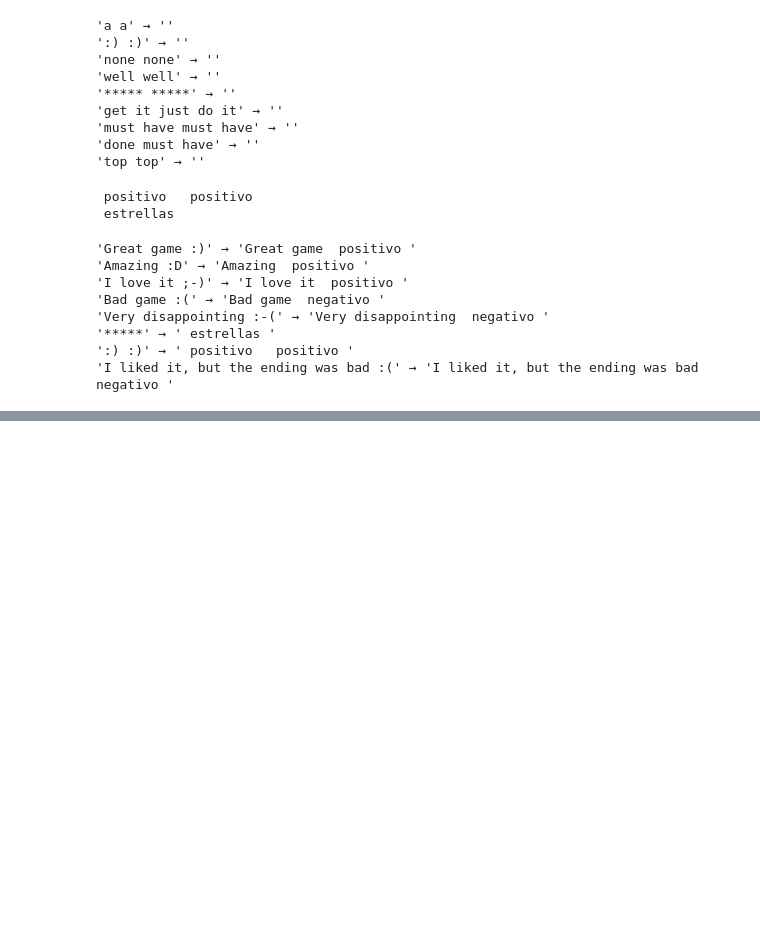
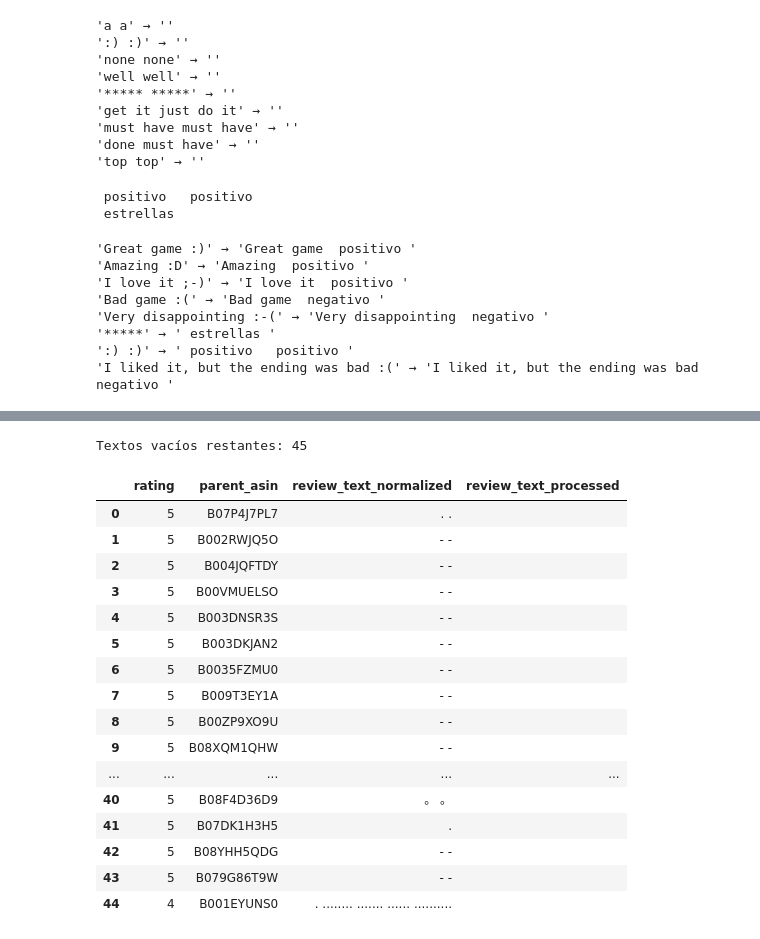
Before and after one commit to TFG-pausualin/Trabajo-Fin-de-Grado, a Jupyter notebook: notebooks/06-tokenizacion.ipynb, the cells around one changed output, grey strips where cells are left out. Drawn from its saved outputs; the diff is of its cells as text; code cells hidden in the pictures; blank space fills up the shorter version.

```diff
--- a/notebooks/06-tokenizacion.ipynb
+++ b/notebooks/06-tokenizacion.ipynb
@@ -275,7 +275,7 @@ Reseñas seleccionadas: 100
 # %%
 # Revisar posibles vacíos
 mascara_vacios = (
-    muestra_prueba["review_text_procesado"]
+    muestra_prueba["review_text_processed"]
     .fillna("")
     .astype(str)
     .str.strip()
@@ -288,7 +288,7 @@ muestra_prueba.loc[
         "rating",
         "review_text",
         "review_text_normalized",
-        "review_text_procesado"
+        "review_text_processed"
     ]
 ]
 # %% [output]
@@ -487,13 +487,13 @@ for numero_bloque, archivo in enumerate(
         batch_size=1000
     )
 
-    bloque["review_text_procesado"] = [
+    bloque["review_text_processed"] = [
         procesar_documento(documento)
         for documento in documentos
     ]
 
     textos_vacios_bloque = (
-        bloque["review_text_procesado"]
+        bloque["review_text_processed"]
         .fillna("")
         .astype(str)
         .str.strip()
@@ -567,12 +567,12 @@ for archivo in archivos_lematizados:
             "rating",
             "parent_asin",
             "review_text_normalized",
-            "review_text_procesado"
+            "review_text_processed"
         ]
     )
 
     mascara_vacios = (
-        bloque["review_text_procesado"]
+        bloque["review_text_processed"]
         .fillna("")
         .astype(str)
         .str.strip()
@@ -802,0 +961,63 @@ for texto in textos_prueba:
+# %%
+# Recuperación 45 restantes
+
+resenas_vacias_finales = []
+
+for archivo in archivos_lematizados:
+    bloque = pd.read_parquet(
+        archivo,
+        columns=[
+            "rating",
+            "parent_asin",
+            "review_text_normalized",
+            "review_text_processed"
+        ]
+    )
+
+    mascara_vacios = (
+        bloque["review_text_processed"]
+        .fillna("")
+        .astype(str)
+        .str.strip()
+        .eq("")
+    )
+
+    seleccion = bloque.loc[
+        mascara_vacios
+    ].copy()
+
+    if not seleccion.empty:
+        resenas_vacias_finales.append(
+            seleccion
+        )
+
+resenas_vacias_finales = pd.concat(
+    resenas_vacias_finales,
+    ignore_index=True
+)
+
+print(
+    "Textos vacíos restantes:",
+    f"{len(resenas_vacias_finales):,}"
+)
+
+resenas_vacias_finales
+# %% [output]
+Textos vacíos restantes: 45
+|  | rating | parent_asin | review_text_normalized | review_text_processed |
+| 0 | 5 | B07P4J7PL7 | . . |  |
+| 1 | 5 | B002RWJQ5O | - - |  |
+| 2 | 5 | B004JQFTDY | - - |  |
+| 3 | 5 | B00VMUELSO | - - |  |
+| 4 | 5 | B003DNSR3S | - - |  |
+| 5 | 5 | B003DKJAN2 | - - |  |
+| 6 | 5 | B0035FZMU0 | - - |  |
+| 7 | 5 | B009T3EY1A | - - |  |
+| 8 | 5 | B00ZP9XO9U | - - |  |
+| 9 | 5 | B08XQM1QHW | - - |  |
+| ... | ... | ... | ... | ... |
+| 40 | 5 | B08F4D36D9 | 。 。 |  |
+| 41 | 5 | B07DK1H3H5 | . |  |
+| 42 | 5 | B08YHH5QDG | - - |  |
+| 43 | 5 | B079G86T9W | - - |  |
+| 44 | 4 | B001EYUNS0 | . ........ ....... ...... .......... |  |
```
Also changed, not shown: parts of 15 cells of this notebook, 1 other file.
